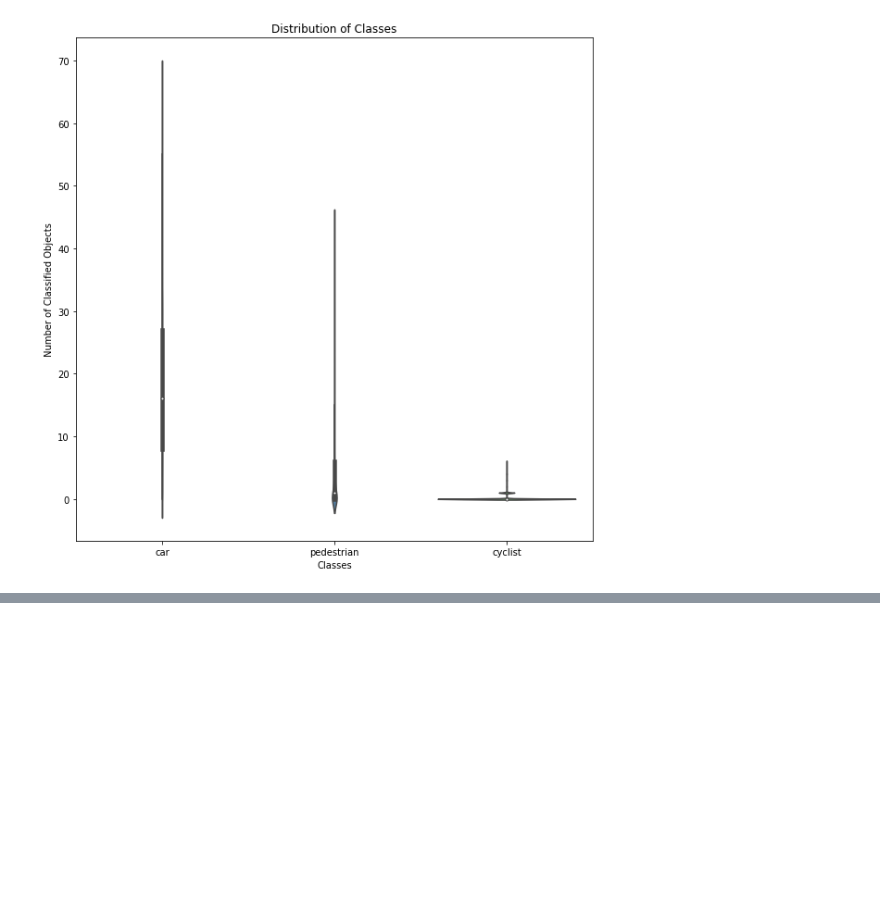
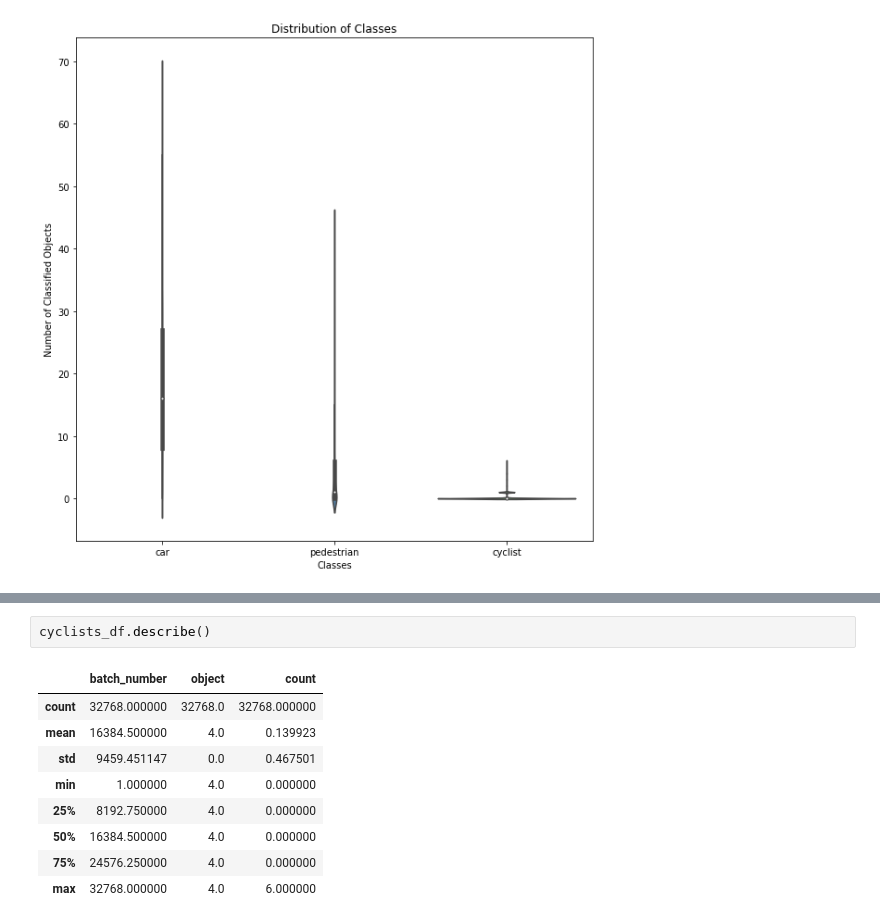
Before and after one commit to r3dlex/nd013-c1-vision-starter, a Jupyter notebook: Exploratory Data Analysis.ipynb, the cells around one changed output, grey strips where cells are left out. Cells and saved outputs as stored; diff of their text form; blank space fills up the shorter version.

```diff
--- a/Exploratory Data Analysis.ipynb
+++ b/Exploratory Data Analysis.ipynb
@@ -202,0 +243,12 @@ ax_cars.set(xlabel='Number of Objects from Class', ylabel='Count', title='Distri
+# %%
+cyclists_df.describe()
+# %% [output]
+|  | batch_number | object | count |
+| count | 32768.000000 | 32768.0 | 32768.000000 |
+| mean | 16384.500000 | 4.0 | 0.139923 |
+| std | 9459.451147 | 0.0 | 0.467501 |
+| min | 1.000000 | 4.0 | 0.000000 |
+| 25% | 8192.750000 | 4.0 | 0.000000 |
+| 50% | 16384.500000 | 4.0 | 0.000000 |
+| 75% | 24576.250000 | 4.0 | 0.000000 |
+| max | 32768.000000 | 4.0 | 6.000000 |
```
Also changed, not shown: parts of 12 cells of this notebook, 39 other files.
